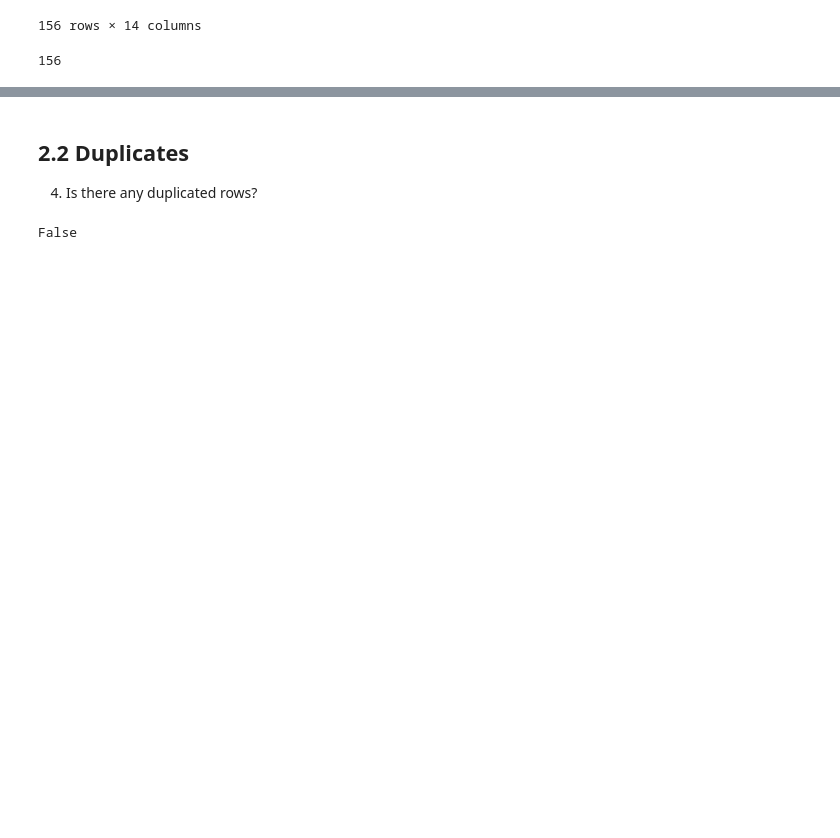
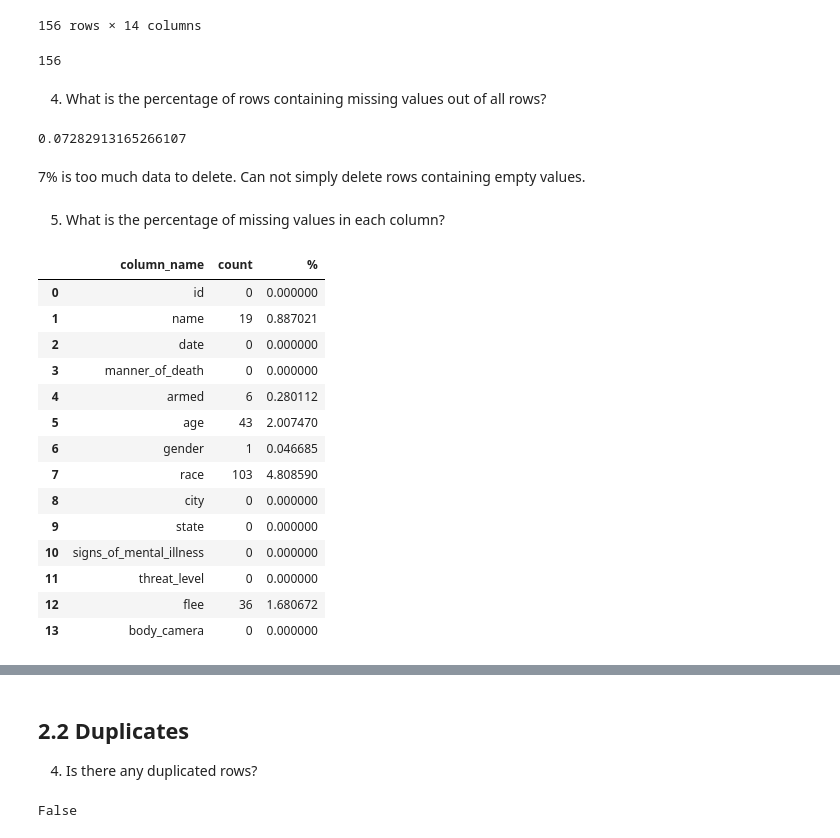
Before and after one commit to CelineChiLamNg/fatal_police_shootings, a Jupyter notebook: FatalPoliceShootings.ipynb, the cells around one changed output, grey strips where cells are left out. Saved outputs shown, nothing was run; the diff lists cells and outputs as text; code cells hidden in the pictures; blank space fills up the shorter version.

```diff
--- a/FatalPoliceShootings.ipynb
+++ b/FatalPoliceShootings.ipynb
@@ -120,2 +158,33 @@ rows_with_emtpy.shape[0]
 # %% [output]
 156
+# %% [markdown]
+4. What is the percentage of rows containing missing values out of all rows?
+# %%
+db_rows = db.shape[0]
+number_rows/db_rows
+# %% [output]
+0.07282913165266107
+# %% [markdown]
+7% is too much data to delete. Can not simply delete rows containing empty
+values.
+# %% [markdown]
+5. What is the percentage of missing values in each column?
+# %%
+empty_values_df["%"] = empty_values_df["count"]*100/db_rows
+empty_values_df
+# %% [output]
+|  | column_name | count | % |
+| 0 | id | 0 | 0.000000 |
+| 1 | name | 19 | 0.887021 |
+| 2 | date | 0 | 0.000000 |
+| 3 | manner_of_death | 0 | 0.000000 |
+| 4 | armed | 6 | 0.280112 |
+| 5 | age | 43 | 2.007470 |
+| 6 | gender | 1 | 0.046685 |
+| 7 | race | 103 | 4.808590 |
+| 8 | city | 0 | 0.000000 |
+| 9 | state | 0 | 0.000000 |
+| 10 | signs_of_mental_illness | 0 | 0.000000 |
+| 11 | threat_level | 0 | 0.000000 |
+| 12 | flee | 36 | 1.680672 |
+| 13 | body_camera | 0 | 0.000000 |
```
Also changed, not shown: parts of 19 cells of this notebook.
